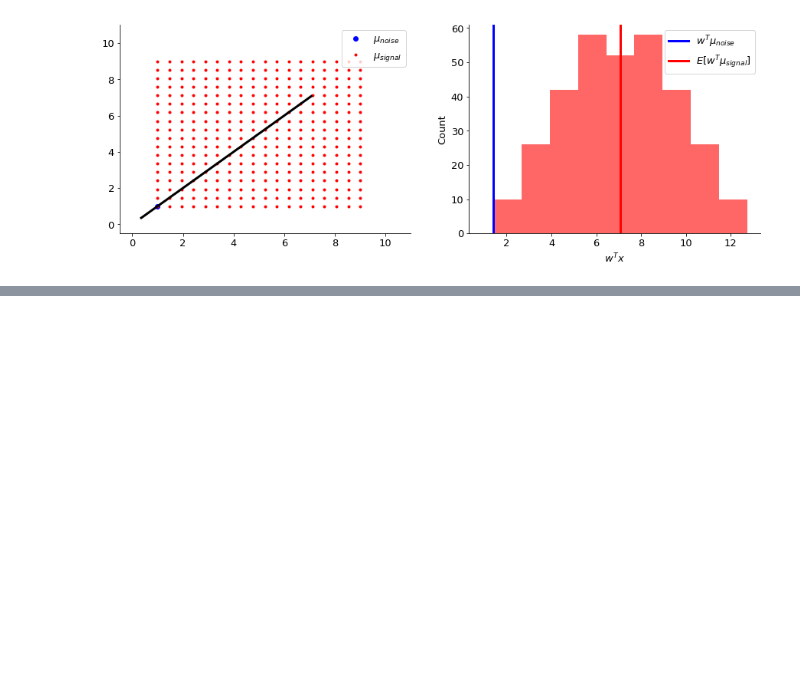
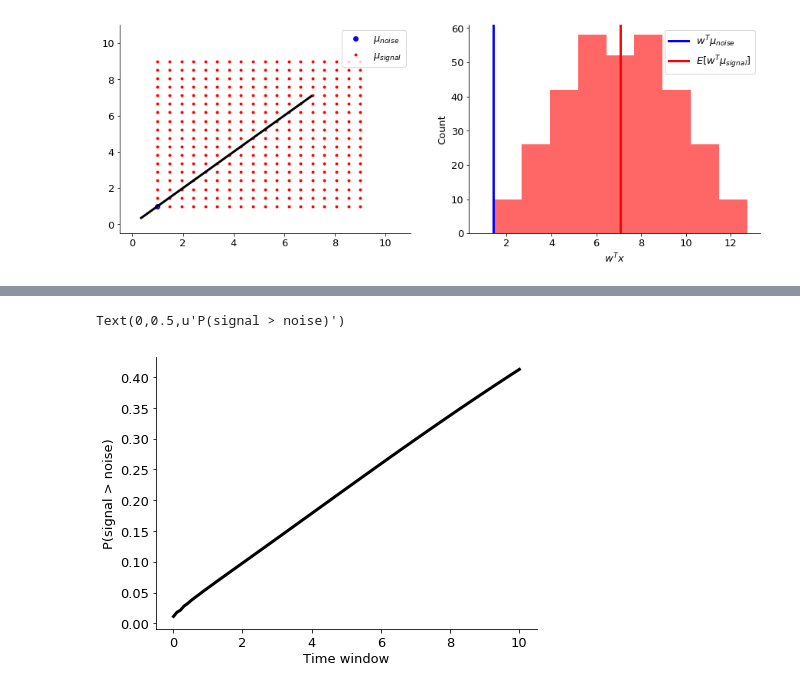
Before and after one commit to ala-laurila-lab/jupyter-notebooks, a Jupyter notebook: Classifiers.ipynb, the cells around one changed output, grey strips where cells are left out. Saved outputs shown, nothing was run; the diff lists cells and outputs as text; code cells hidden in the pictures; blank space fills up the shorter version.

```diff
--- a/Classifiers.ipynb
+++ b/Classifiers.ipynb
@@ -155,0 +203,31 @@ plt.legend(handles=phSqDiff+phLDA, bbox_to_anchor=(1.05, 1));
+# %%
+dt = 0.01
+noise = 1
+signal = 2
+nNull = 50
+timeWinSizes = np.linspace(1e-2, 10, 100)
+
+p = np.zeros([timeWinSizes.size, 1])
+for i in range(nFrames):
+
+    kMax = 1000
+    noiseTmp = 2*noise*timeWinSizes[i]
+    signalTmp = noise*timeWinSizes[i] + signal*timeWinSizes[i]
+    pNoiseTmp = poisson.pmf(np.arange(kMax), noiseTmp)
+    pSignalTmp = poisson.pmf(np.arange(kMax), signalTmp)
+
+    pTmp = 0
+    pTmpLog = 0
+    for j in range(1, int(kMax)):
+        pTmp += pSignalTmp[j]*np.sum(pNoiseTmp[0:j])**nNull;
+
+    p[i] = pTmp
+
+fh = plt.figure(figsize=(15, 5))
+ah = fh.add_subplot(1, 2, 1)
+ah.plot(timeWinSizes, p, 'k-', lw=3)
+ah.set_xlabel('Time window')
+ah.set_ylabel('P(signal > noise)')
+# %% [output]
+Text(0,0.5,u'P(signal > noise)')
+[figure, added]
```
Also changed, not shown: parts of 5 cells of this notebook.
